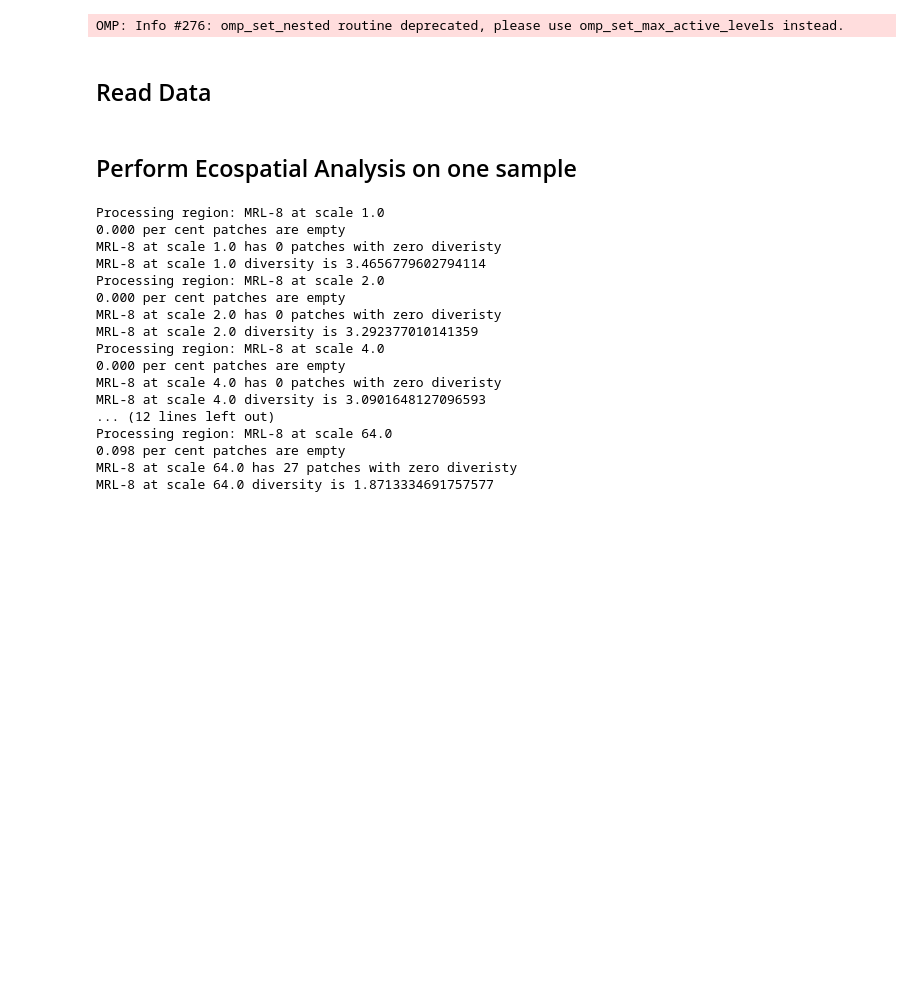
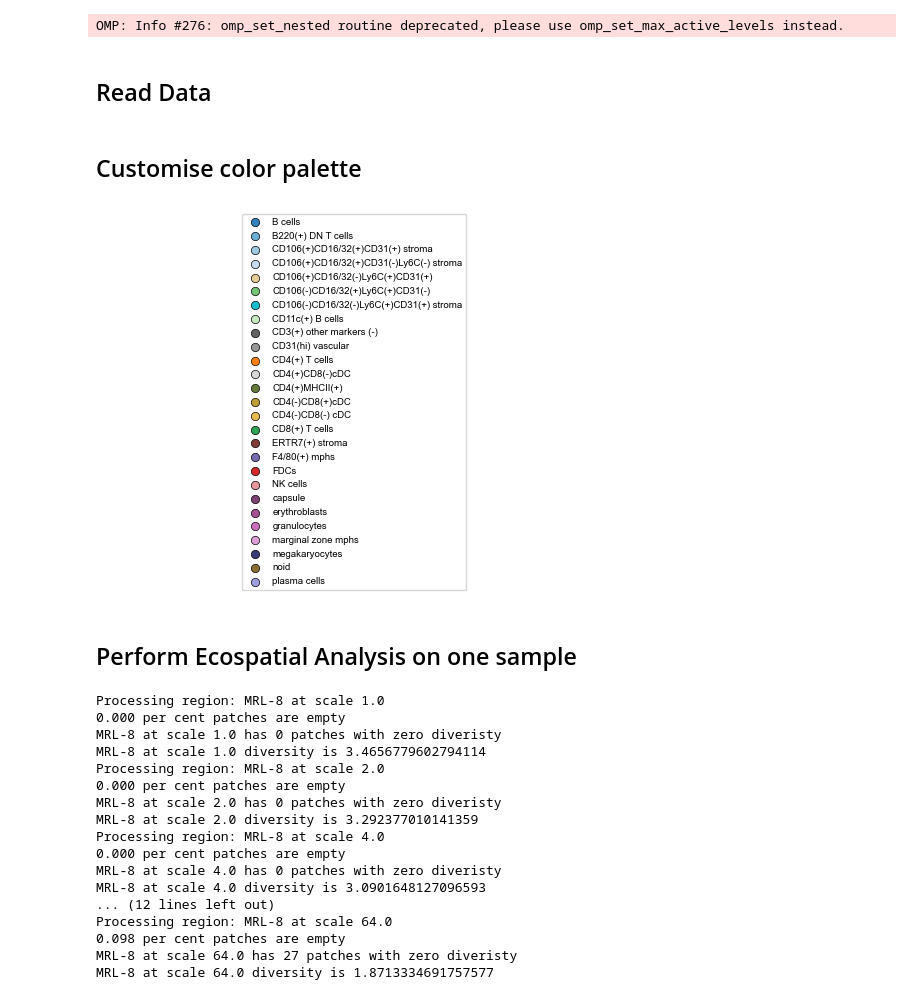
Before and after one commit to Feanor007/MESA, a Jupyter notebook: docs/notebooks/tutorials/MESA_Tutorials.ipynb, the cells around one changed output. Cells and saved outputs as stored; diff of their text form; code cells hidden in the pictures; blank space fills up the shorter version.

```diff
--- a/docs/notebooks/tutorials/MESA_Tutorials.ipynb
+++ b/docs/notebooks/tutorials/MESA_Tutorials.ipynb
@@ -23,3 +23,5 @@ plt.rcParams['svg.fonttype'] = 'none'  # To keep text as text in SVGs
 # %%
 adata = ad.read_h5ad('/Users/Emrys/Dropbox/spatial_augmentation/data/codex_mouse_spleen/codex_mouse_spleen.h5ad')
 adata.obsm['spatial'] = adata.obsm['spatial']/1000 # Convert units to microns
+# %% [markdown]
+## Customise color palette
@@ -26,3 +31,41 @@ adata.obsm['spatial'] = adata.obsm['spatial']/1000 # Convert units to microns
+# %%
+cell_names = sorted(adata.obs['cell_type'].unique().tolist())
+# %%
+tab10 = colormaps['tab10']
+tab20b = colormaps['tab20b']
+tab20c = colormaps['tab20c']
+
+# Extract specific colors by indexing into the colormap (values from 0 to 1)
+# From tab20b: indices 8 to 19
+colors_from_tab20b = [tab20b(i) for i in range(8, 20)] + [tab20b(0),tab20b(4),tab20b(3)]
+# From tab20c: indices 0-3, 8-11, and 16-19
+colors_from_tab20c = [tab20c(i) for i in range(4)] + [tab20c(i) for i in range(8, 12)] + [tab20c(i) for i in range(16, 20)]
+
+
+# Combine the colors into a custom palette
+custom_palette = colors_from_tab20c + colors_from_tab20b
+
+colors_hex = [mcolors.rgb2hex(color) for color in custom_palette]
+color_dict = dict(zip(cell_names, colors_hex))
+color_dict['CD4(+) T cells'] = mcolors.rgb2hex(tab10(1))
+color_dict['CD8(+) T cells'] = '#31a354'
+color_dict['CD106(+)CD16/32(-)Ly6C(+)CD31(+)']= '#e7cb94'
+color_dict['F4/80(+) mphs'] = mcolors.rgb2hex(tab20c(12))
+color_dict['FDCs'] = mcolors.rgb2hex(tab10(3))
+color_dict['CD4(+)MHCII(+)'] = '#637939'
+color_dict['CD106(-)CD16/32(-)Ly6C(+)CD31(+) stroma'] = mcolors.rgb2hex(tab10(9))
+color_dict['noid'] = '#8c6d31'
+# %%
+fig, ax = plt.subplots()
+
+for label, color in color_dict.items():
+    ax.scatter([], [], c=color, label=label, marker='o',edgecolors='black', linewidths=0.5)
+
+ax.legend(loc='center', ncol=1, fontsize='x-small')
+ax.axis('off')
+plt.show()
+# %% [output]
+[figure, added]
 # %% [markdown]
 ## Perform Ecospatial Analysis on one sample
 # %%
```
Also changed, not shown: parts of 8 cells of this notebook, 14 other files.
